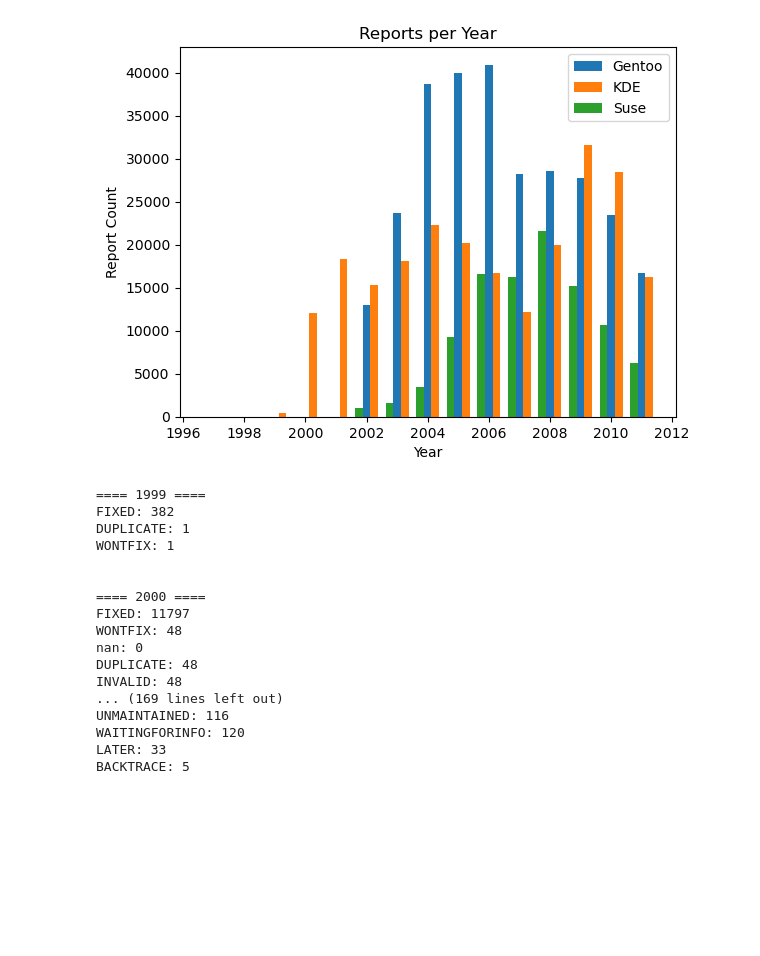
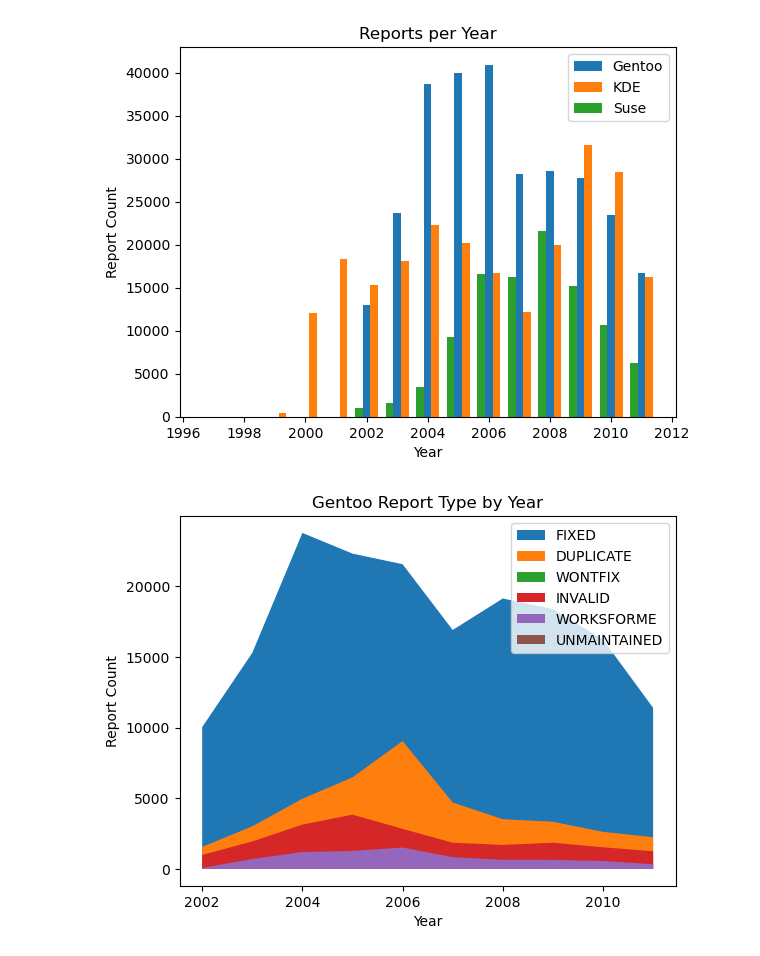
Before and after one commit to shaunpant2/bug-report-scraper, a Jupyter notebook: src/eval_data.ipynb, the cells around one changed output. Cells and saved outputs as stored; diff of their text form; code cells hidden in the pictures; blank space fills up the shorter version.

Commit message:
report types per year plots

```diff
--- a/src/eval_data.ipynb
+++ b/src/eval_data.ipynb
@@ -72,56 +72,50 @@ def get_each_report_type_count(df):
 
   for resolution in df['resolution'].unique():
     report_type_counts[resolution] = len(df.loc[(df['resolution'] == resolution)])
 
   for key in report_type_counts.keys():
     print(f"{key}: {report_type_counts[key]}")
 
 # print("GENTOO")
 # get_each_report_type_count(data.gentoo)
 
 # print("\nKDE")
 # get_each_report_type_count(data.kde)
 
 # print("\nSUSE")
 # get_each_report_type_count(data.suse)
 
 def get_report_type_per_year(df):
   report_types_per_year = defaultdict(dict)
 
   years, counts = get_tickets_per_year(df)
 
   for year in years:
     sub_frame = df.loc[(df['creation_time'] == year)]
     for resolution in sub_frame['resolution'].unique():
-      report_types_per_year[year][resolution] = len(sub_frame.loc[(sub_frame['resolution'] == resolution)])
+      report_types_per_year[resolution][year] = len(sub_frame.loc[(sub_frame['resolution'] == resolution)])
 
   return report_types_per_year
 
-def print_report_type_per_year(df):
-  reports_per_year_dict = get_report_type_per_year(df)
+gentoo_years_report_type_count = get_report_type_per_year(data.gentoo)
+kde_years_report_type_count = get_report_type_per_year(data.kde)
+suse_years_report_type_count = get_report_type_per_year(data.suse)
 
-  for year in reports_per_year_dict.keys():
-    print(f"==== {year} ====")
-    for report_type in reports_per_year_dict[year].keys():
-      print(f"{report_type}: {reports_per_year_dict[year][report_type]}")
-    print("\n")
+def plot_report_type_per_year(report_type_dict, title):
+  resolutions = ['FIXED', 'DUPLICATE', 'WONTFIX', 'INVALID', 'WORKSFORME', 'UNMAINTAINED']
+  for resolution in resolutions:
+    x = report_type_dict[resolution].keys()
+    y = []
+    for year in x:
+      y.append(report_type_dict[resolution][year])
+    plt.fill_between(x, y, label=resolution)
+  plt.xlabel("Year")
+  plt.ylabel("Report Count")
+  plt.title(title)
+  plt.legend()
+  plt.plot()
 
-print_report_type_per_year(data.kde)
+
+plot_report_type_per_year(gentoo_years_report_type_count, "Gentoo Report Type by Year")
 # %% [output]
-==== 1999 ====
-FIXED: 382
-DUPLICATE: 1
-WONTFIX: 1
-
-
-==== 2000 ====
-FIXED: 11797
-WONTFIX: 48
-nan: 0
-DUPLICATE: 48
-INVALID: 48
-... (169 lines left out)
-UNMAINTAINED: 116
-WAITINGFORINFO: 120
-LATER: 33
-BACKTRACE: 5
+[figure, added]
```
Also changed, not shown: parts of 2 cells of this notebook.
